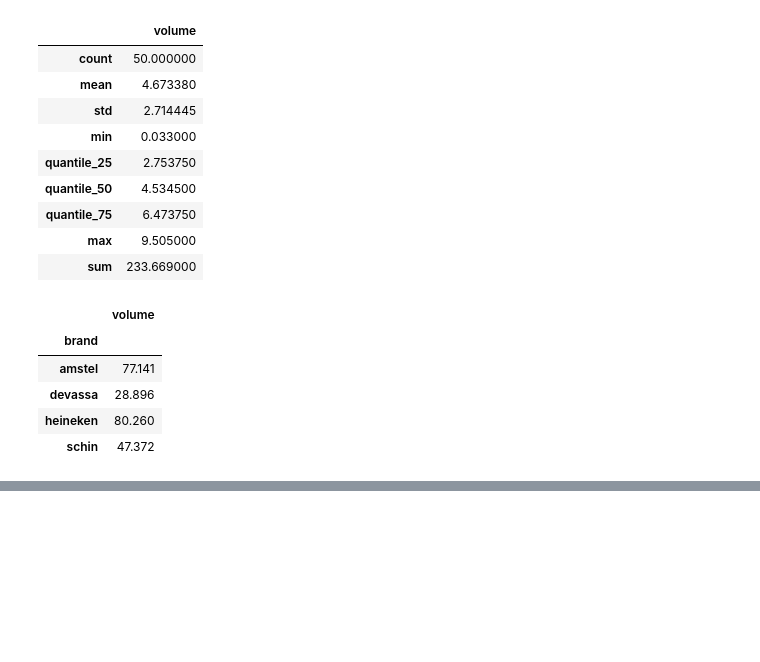
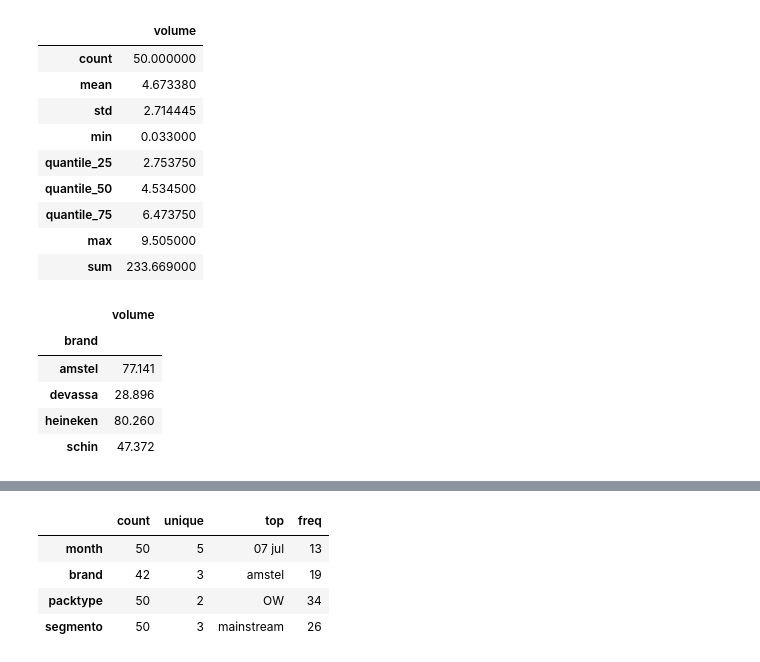
Before and after one commit to deathccino/pandas_exercises, a Jupyter notebook: own notebooks/aggregations.ipynb, the cells around one changed output, grey strips where cells are left out. Saved outputs shown, nothing was run; the diff lists cells and outputs as text; code cells hidden in the pictures; blank space fills up the shorter version.

```diff
--- a/own notebooks/aggregations.ipynb
+++ b/own notebooks/aggregations.ipynb
@@ -110,0 +123,9 @@ sales_bybrand
+# %%
+sales_full.select_dtypes(include='string').columns
+sales_full.describe(include='string').T
+# %% [output]
+|  | count | unique | top | freq |
+| month | 50 | 5 | 07 jul | 13 |
+| brand | 42 | 3 | amstel | 19 |
+| packtype | 50 | 2 | OW | 34 |
+| segmento | 50 | 3 | mainstream | 26 |
```
Also changed, not shown: parts of 5 cells of this notebook, 8 other files.
